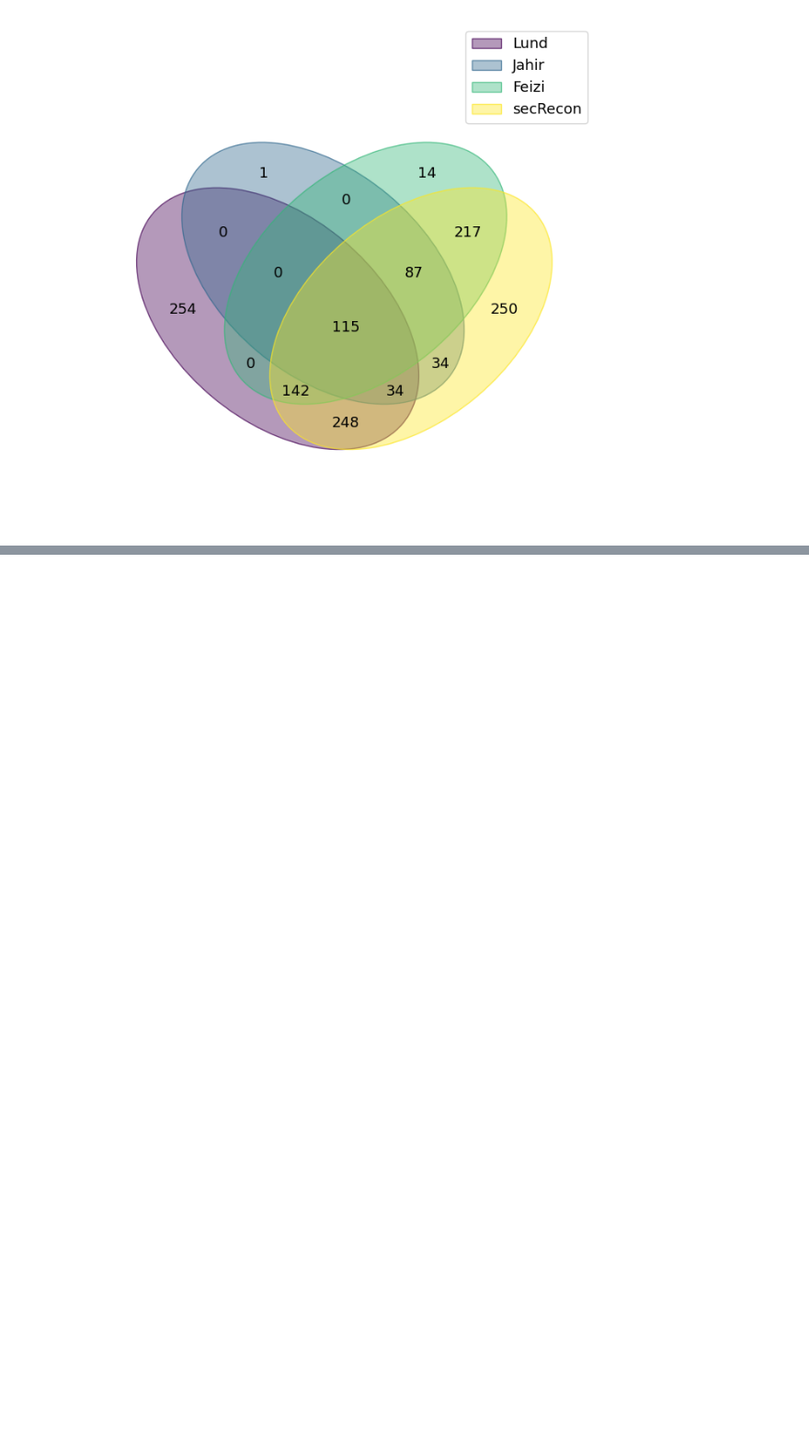
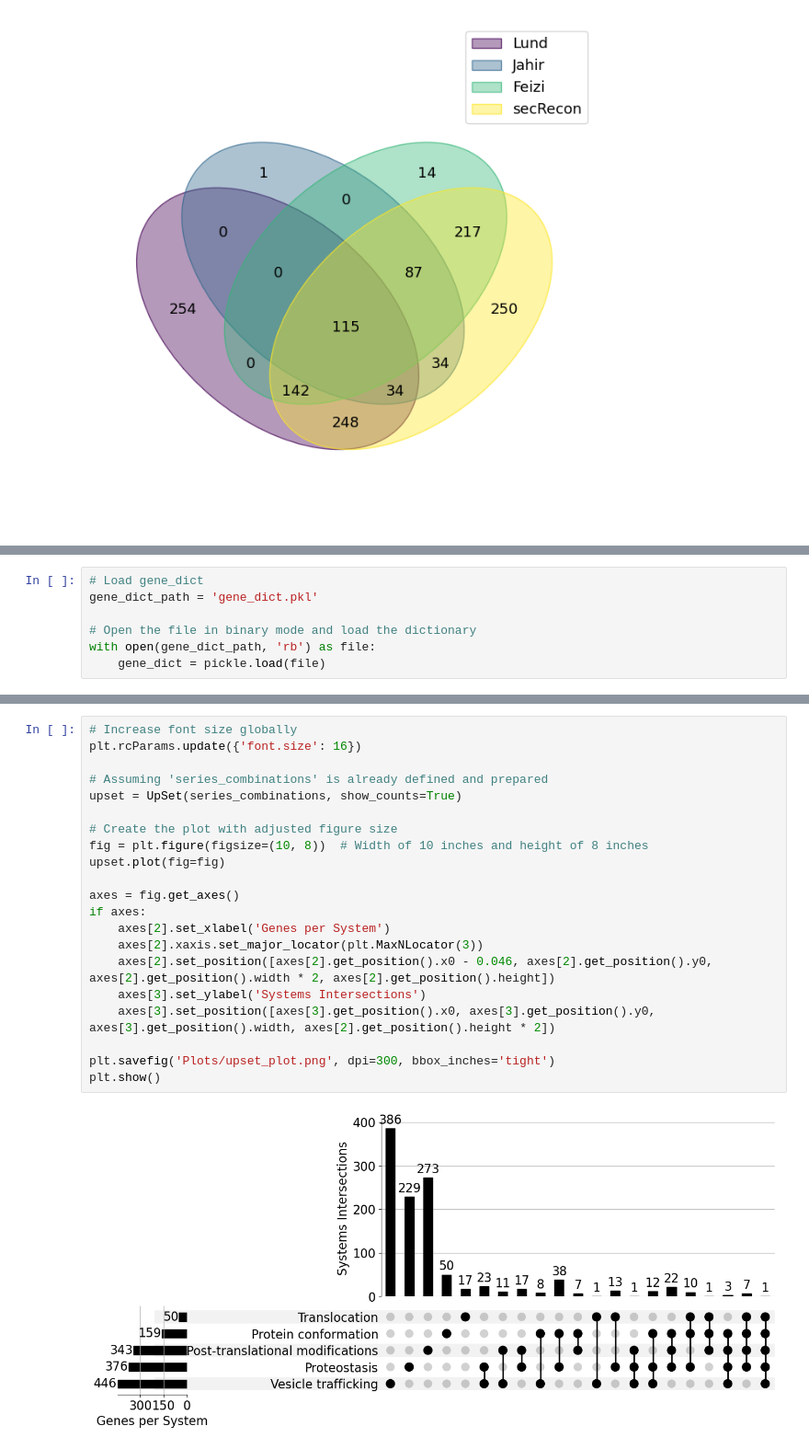
Before and after one commit to pablodig/secRecon-Secretory-Pathway-Reconstruction, a Jupyter notebook: Comparison.ipynb, the cells around one changed output, grey strips where cells are left out. Shown at 92% size. Drawn from its saved outputs; the diff is of its cells as text; blank space fills up the shorter version.

```diff
--- a/Comparison.ipynb
+++ b/Comparison.ipynb
@@ -110,0 +143,7 @@ sec_recon_set
+# %%
+# Load gene_dict
+gene_dict_path = 'gene_dict.pkl'
+
+# Open the file in binary mode and load the dictionary
+with open(gene_dict_path, 'rb') as file:
+    gene_dict = pickle.load(file)
@@ -110,0 +187,23 @@ sec_recon_set
+# %%
+# Increase font size globally
+plt.rcParams.update({'font.size': 16})
+
+# Assuming 'series_combinations' is already defined and prepared
+upset = UpSet(series_combinations, show_counts=True)
+
+# Create the plot with adjusted figure size
+fig = plt.figure(figsize=(10, 8))  # Width of 10 inches and height of 8 inches
+upset.plot(fig=fig)
+
+axes = fig.get_axes()
+if axes:
+    axes[2].set_xlabel('Genes per System')
+    axes[2].xaxis.set_major_locator(plt.MaxNLocator(3))
+    axes[2].set_position([axes[2].get_position().x0 - 0.046, axes[2].get_position().y0, axes[2].get_position().width * 2, axes[2].get_position().height])
+    axes[3].set_ylabel('Systems Intersections')
+    axes[3].set_position([axes[3].get_position().x0, axes[3].get_position().y0, axes[3].get_position().width, axes[2].get_position().height * 2])
+
+plt.savefig('Plots/upset_plot.png', dpi=300, bbox_inches='tight')
+plt.show()
+# %% [output]
+[figure, added]
```
Also changed, not shown: parts of 8 cells of this notebook, 19 other files.
